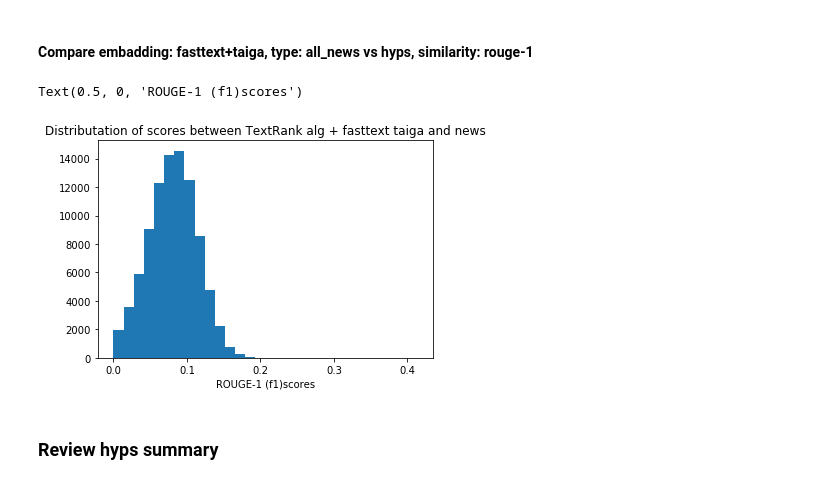
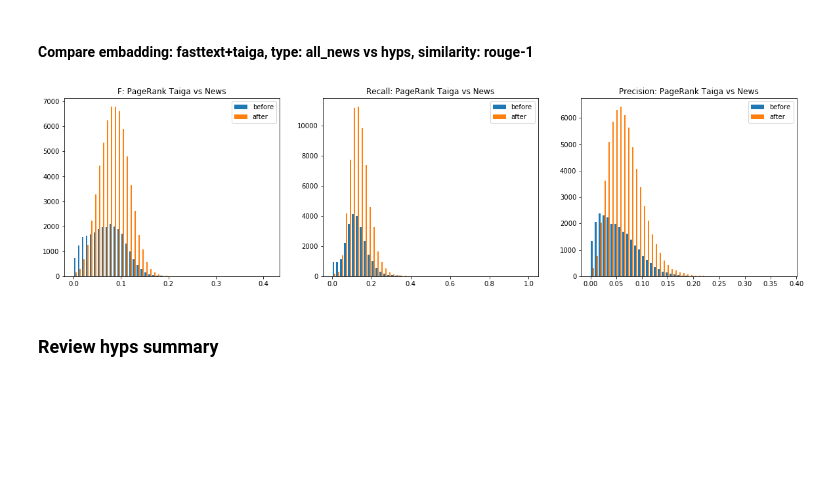
Before and after one commit to DenisOgr/news-generations, a Jupyter notebook: TextRank+ROUGE.ipynb, the cells around one changed output. Drawn from its saved outputs; the diff is of its cells as text; code cells hidden in the pictures; blank space fills up the shorter version.

```diff
--- a/TextRank+ROUGE.ipynb
+++ b/TextRank+ROUGE.ipynb
@@ -205,14 +235,11 @@ if not os.path.exists('data/all_scores_ft_taiga_300.npy'):
 
     np.save('data/all_scores_ft_taiga_300',all_scores)
 else:
-    all_scores = np.load('data/all_scores_ft_taiga_300.npy')
+    all_scores = np.load('data/all_scores_ft_taiga_300.npy', allow_pickle=True)[()]
-# %%
-plt.hist(all_scores, bins=30)
-plt.title("Distributation of scores between TextRank alg + fasttext taiga and news")
-plt.xlabel("ROUGE-1 (f1)scores")
-# %% [output]
-Text(0.5, 0, 'ROUGE-1 (f1)scores')
-[figure, removed]
+# %%
+plot_result(all_scores, title="PageRank Taiga vs News")
+# %% [output]
+[figure, added]
 # %% [markdown]
 ### Review hyps summary
 # %%
```
Also changed, not shown: parts of 14 cells of this notebook.
